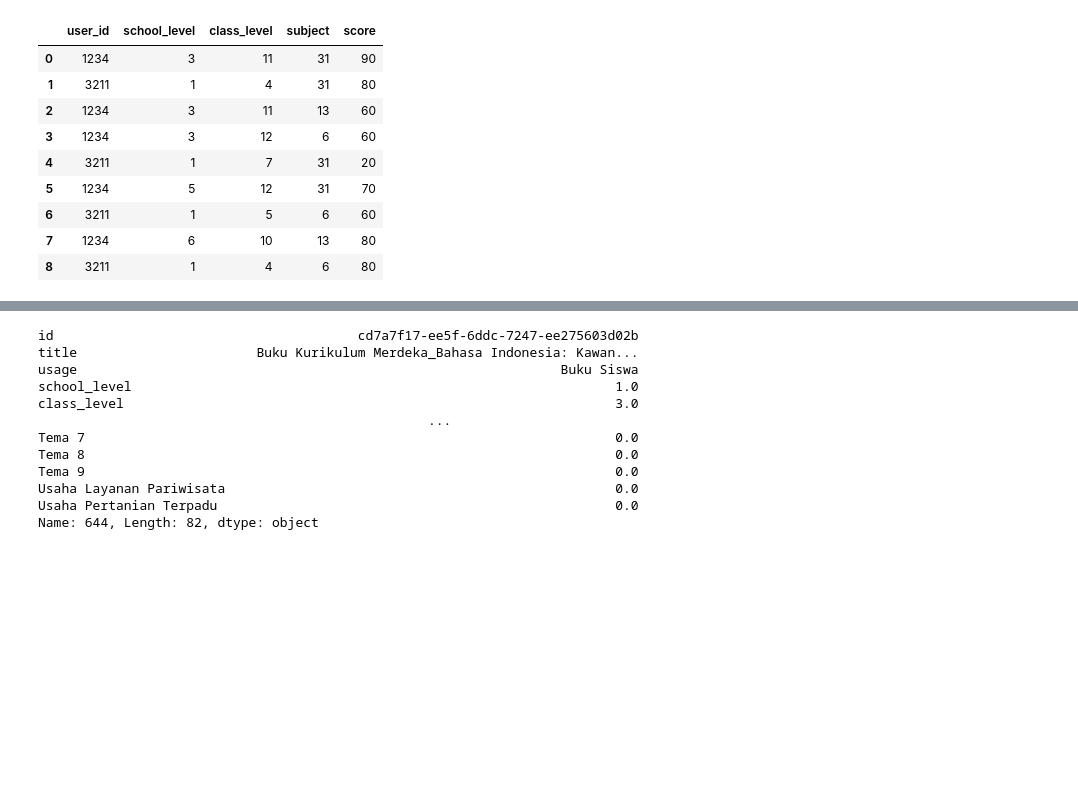
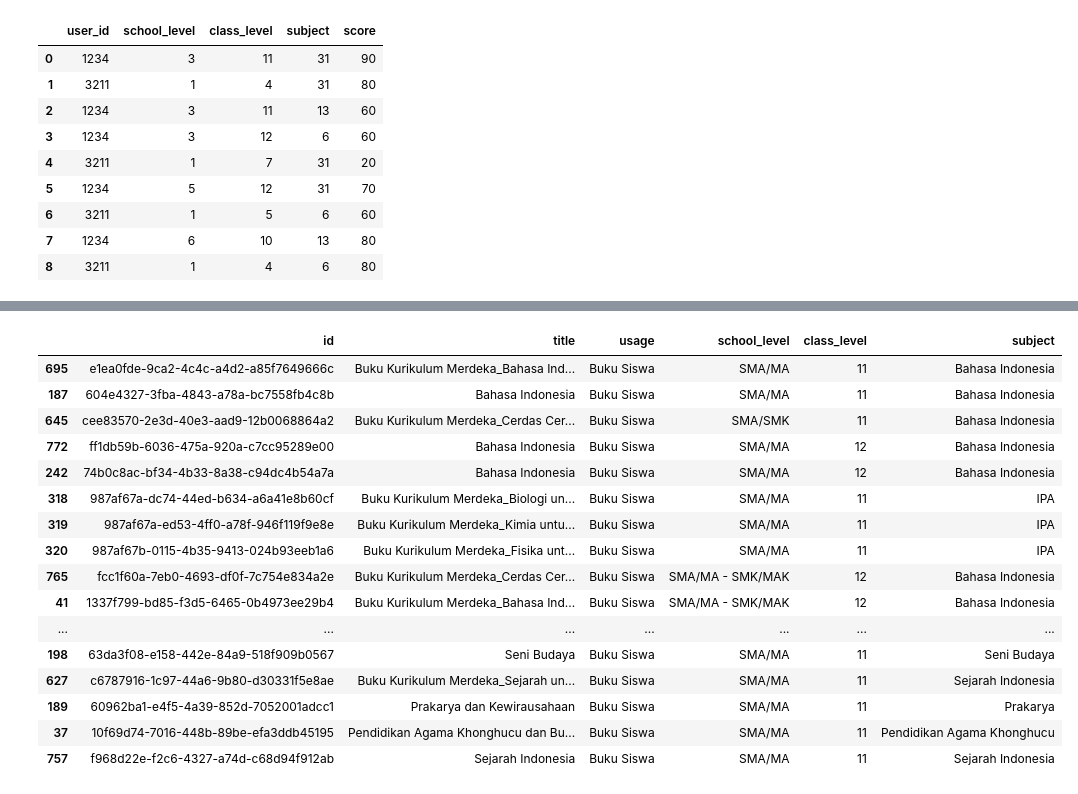
Before and after one commit to zachisoni/book-recommender, a Jupyter notebook: notebooks/book-recommender-for-quiz.ipynb, the cells around one changed output, grey strips where cells are left out. Drawn from its saved outputs; the diff is of its cells as text; code cells hidden in the pictures; blank space fills up the shorter version.

Commit message:
Kaggle Notebook | Book Recommender for Quiz  | Version 2

```diff
--- a/notebooks/book-recommender-for-quiz.ipynb
+++ b/notebooks/book-recommender-for-quiz.ipynb
@@ -233,0 +234,15 @@ user_data
+# %%
+enc = OneHotEncoder(sparse_output=False, dtype=int)
+enc.fit(book_df_clean[['subject']])
+
+columns = [j for items in enc.categories_ for j in items]
+book_matrix[columns] = enc.transform(book_df_clean[['subject']])
+# %%
+#book_df_clean.drop(['school_level','class_level','subject'], axis=1, inplace=True)
+# enc.inverse_transform([[1, 45]])
+school_columns = ['PAUD', 'SD', 'SMP', 'SMA', 'SMK', 'SLB']
+book_matrix[school_columns] = book_matrix.school_level.apply(
+    lambda x: pd.Series(school_list[x])
+)
+book_matrix.class_level = book_df_clean.class_level.map(class_map)
+book_matrix.drop(['school_level'], axis=1, inplace=True)
@@ -234,8 +274,23 @@ user_data
 # %%
-user_matrix = pd.DataFrame(np.zeros((1,79)))
-user_matrix[[0,1]] = user_data.loc[user_data['user_id'] == '1234', ['school_level','class_level']].mean()
+user_selected = user_data[user_data['user_id'] == '1234']
+user_selected
+user_matrix = pd.DataFrame(np.zeros((1,84), dtype=np.float32))
+
+user_matrix[[0]] = user_selected.loc[:,'class_level'].mean()
 # user_matrix[1] = user_data.loc[user_data['user_id'] == '1234', 'class_level'].mean()
 for i in range(77):
-    user_matrix[i+2] = 50 / user_data.loc[(user_data['user_id'] == '1234') & (user_data['subject'] == i), 'score'].mean()
+    user_matrix[i+1] = 60 / user_selected.loc[(user_data['subject'] == i), 'score'].sum()
+
+user_matrix.iloc[:,78:] = user_selected.school_level.apply(
+    lambda x : pd.Series(list(school_list.values())[x])
+).sum()
+
+
+user_matrix.loc[:,78:] = user_matrix.iloc[:,78:].div(user_matrix.iloc[:,78:].sum(axis=1), axis=0)
+
+user_matrix.replace([np.inf, -np.inf], 0, inplace=True)
+user_matrix.loc[:,1:78] = user_matrix.iloc[:,1:78].div(
+                            user_matrix.iloc[:,1:78].sum(axis=1),
+                            axis=0)
 user_matrix.fillna(0, inplace = True)
-# user_matrix
+#user_matrix.iloc[:,33]
@@ -258,4 +309,5 @@ user_matrix.loc[:,2:].transpose()
 # %%
-distances = train_df.iloc[:,5:].dot(user_matrix.loc[:,2:].transpose().to_numpy())
-distances.sort_values(0, ascending=False)[:20]
+distances = np.sum(np.square(book_matrix.iloc[:,1:].to_numpy() - user_matrix.to_numpy()), axis=1)
+#distances.sort_values(0, ascending=False)[:20]
+recommendations = pd.DataFrame(distances).sort_values(0)[:30]
 # np.argmax(distances)
@@ -280,15 +314,20 @@ distances.sort_values(0, ascending=False)[:20]
-# %%
-train_df.loc[644]
-# %% [output]
-id                                       cd7a7f17-ee5f-6ddc-7247-ee275603d02b
-title                       Buku Kurikulum Merdeka_Bahasa Indonesia: Kawan...
-usage                                                              Buku Siswa
-school_level                                                              1.0
-class_level                                                               3.0
-                                                  ...
-Tema 7                                                                    0.0
-Tema 8                                                                    0.0
-Tema 9                                                                    0.0
-Usaha Layanan Pariwisata                                                  0.0
-Usaha Pertanian Terpadu                                                   0.0
-Name: 644, Length: 82, dtype: object
+# %%
+book_df_clean.iloc[recommendations.index]
+# %% [output]
+|  | id | title | usage | school_level | class_level | subject |
+| 695 | e1ea0fde-9ca2-4c4c-a4d2-a85f7649666c | Buku Kurikulum Merdeka_Bahasa Ind... | Buku Siswa | SMA/MA | 11 | Bahasa Indonesia |
+| 187 | 604e4327-3fba-4843-a78a-bc7558fb4c8b | Bahasa Indonesia | Buku Siswa | SMA/MA | 11 | Bahasa Indonesia |
+| 645 | cee83570-2e3d-40e3-aad9-12b0068864a2 | Buku Kurikulum Merdeka_Cerdas Cer... | Buku Siswa | SMA/SMK | 11 | Bahasa Indonesia |
+| 772 | ff1db59b-6036-475a-920a-c7cc95289e00 | Bahasa Indonesia | Buku Siswa | SMA/MA | 12 | Bahasa Indonesia |
+| 242 | 74b0c8ac-bf34-4b33-8a38-c94dc4b54a7a | Bahasa Indonesia | Buku Siswa | SMA/MA | 12 | Bahasa Indonesia |
+| 318 | 987af67a-dc74-44ed-b634-a6a41e8b60cf | Buku Kurikulum Merdeka_Biologi un... | Buku Siswa | SMA/MA | 11 | IPA |
+| 319 | 987af67a-ed53-4ff0-a78f-946f119f9e8e | Buku Kurikulum Merdeka_Kimia untu... | Buku Siswa | SMA/MA | 11 | IPA |
+| 320 | 987af67b-0115-4b35-9413-024b93eeb1a6 | Buku Kurikulum Merdeka_Fisika unt... | Buku Siswa | SMA/MA | 11 | IPA |
+| 765 | fcc1f60a-7eb0-4693-df0f-7c754e834a2e | Buku Kurikulum Merdeka_Cerdas Cer... | Buku Siswa | SMA/MA - SMK/MAK | 12 | Bahasa Indonesia |
+| 41 | 1337f799-bd85-f3d5-6465-0b4973ee29b4 | Buku Kurikulum Merdeka_Bahasa Ind... | Buku Siswa | SMA/MA - SMK/MAK | 12 | Bahasa Indonesia |
+| ... | ... | ... | ... | ... | ... | ... |
+| 198 | 63da3f08-e158-442e-84a9-518f909b0567 | Seni Budaya | Buku Siswa | SMA/MA | 11 | Seni Budaya |
+| 627 | c6787916-1c97-44a6-9b80-d30331f5e8ae | Buku Kurikulum Merdeka_Sejarah un... | Buku Siswa | SMA/MA | 11 | Sejarah Indonesia |
+| 189 | 60962ba1-e4f5-4a39-852d-7052001adcc1 | Prakarya dan Kewirausahaan | Buku Siswa | SMA/MA | 11 | Prakarya |
+| 37 | 10f69d74-7016-448b-89be-efa3ddb45195 | Pendidikan Agama Khonghucu dan Bu... | Buku Siswa | SMA/MA | 11 | Pendidikan Agama Khonghucu |
+| 757 | f968d22e-f2c6-4327-a74d-c68d94f912ab | Sejarah Indonesia | Buku Siswa | SMA/MA | 11 | Sejarah Indonesia |
```
Also changed, not shown: parts of 27 cells of this notebook.
